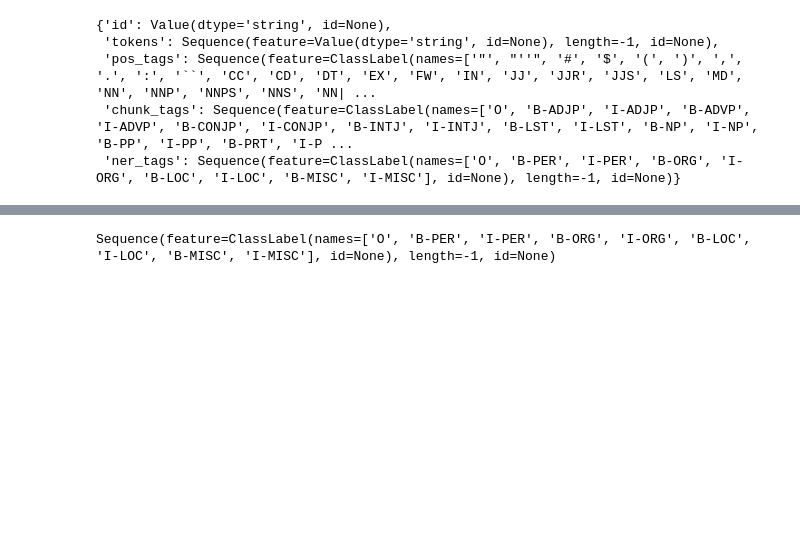
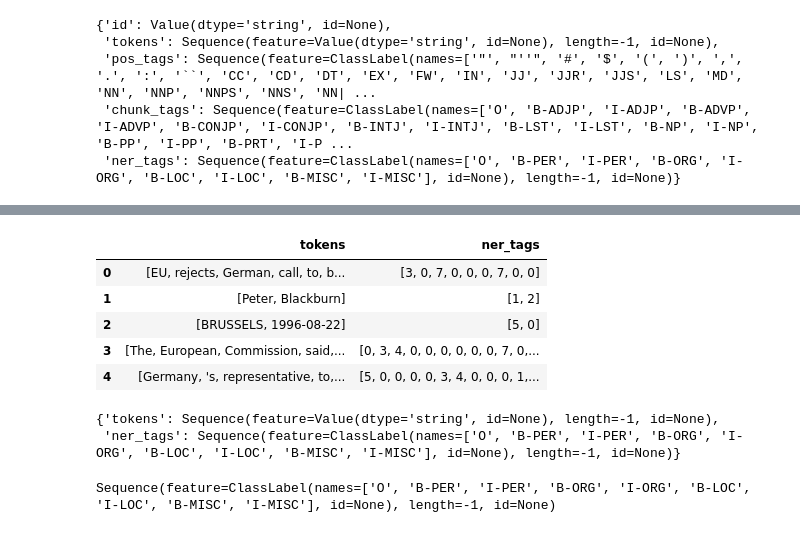
Before and after one commit to mingjun1120/Customize-Named-Entity-Recognition, a Jupyter notebook: notebooks/NLP_with_HuggingFace_Tutorial_2_NER_Training.ipynb, the cells around one changed output, grey strips where cells are left out. Saved outputs shown, nothing was run; the diff lists cells and outputs as text; code cells hidden in the pictures; blank space fills up the shorter version.

```diff
--- a/notebooks/NLP_with_HuggingFace_Tutorial_2_NER_Training.ipynb
+++ b/notebooks/NLP_with_HuggingFace_Tutorial_2_NER_Training.ipynb
@@ -128,2 +157,18 @@ data['train'].features
+# %%
+# Read the new "train" dataset and display it in Pandas DataFrame
+pd.DataFrame(data['train'][:]).head()
+# %% [output]
+|  | tokens | ner_tags |
+| 0 | [EU, rejects, German, call, to, b... | [3, 0, 7, 0, 0, 0, 7, 0, 0] |
+| 1 | [Peter, Blackburn] | [1, 2] |
+| 2 | [BRUSSELS, 1996-08-22] | [5, 0] |
+| 3 | [The, European, Commission, said,... | [0, 3, 4, 0, 0, 0, 0, 0, 0, 7, 0,... |
+| 4 | [Germany, 's, representative, to,... | [5, 0, 0, 0, 0, 3, 4, 0, 0, 0, 1,... |
+# %%
+# View the features details
+data['train'].features
+# %% [output]
+{'tokens': Sequence(feature=Value(dtype='string', id=None), length=-1, id=None),
+ 'ner_tags': Sequence(feature=ClassLabel(names=['O', 'B-PER', 'I-PER', 'B-ORG', 'I-ORG', 'B-LOC', 'I-LOC', 'B-MISC', 'I-MISC'], id=None), length=-1, id=None)}
 # %%
 # View the unique values of "ner_tags" feature
```
Also changed, not shown: parts of 16 cells of this notebook.
